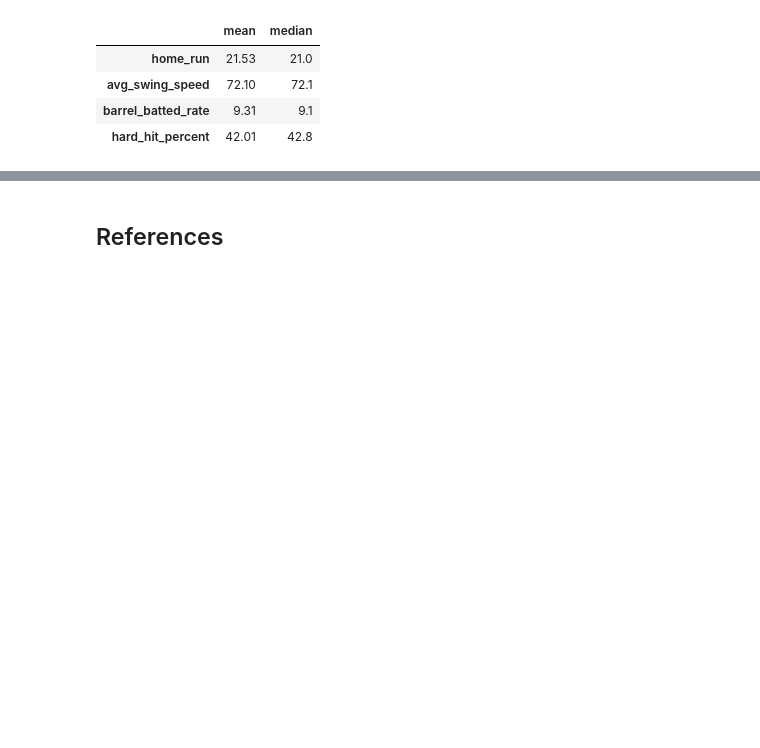
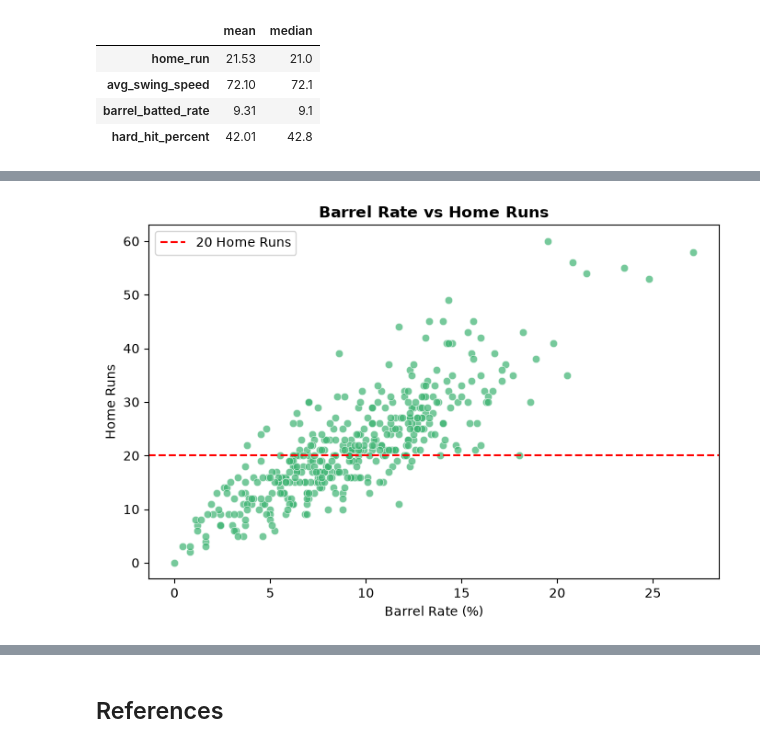
Before and after one commit to sba26104-KOR/HDSDAB-Sep26-PT-SB-Machine-LearningMachine-Learning-CA1, a Jupyter notebook: MLB_Batting_Classification_CA1.ipynb, the cells around one changed output, grey strips where cells are left out. Drawn from its saved outputs; the diff is of its cells as text; code cells hidden in the pictures; blank space fills up the shorter version.

```diff
--- a/MLB_Batting_Classification_CA1.ipynb
+++ b/MLB_Batting_Classification_CA1.ipynb
@@ -243,0 +248,21 @@ plt.show()
+# %%
+# Create a scatter plot comparing barrel rate and home runs
+plt.figure(figsize=(8, 5))
+
+sns.scatterplot(data=df, x="barrel_batted_rate", y="home_run",
+                color="mediumseagreen", alpha=0.7)
+
+# Add a reference line for the 20-home-run threshold
+plt.axhline(y=20, color="red", linestyle="--",
+            label="20 Home Runs")
+
+# Add title, axis labels and legend
+plt.title("Barrel Rate vs Home Runs", fontsize=12, fontweight="bold")
+plt.xlabel("Barrel Rate (%)")
+plt.ylabel("Home Runs")
+plt.legend()
+
+plt.tight_layout
+plt.show()
+# %% [output]
+[figure, added]
```
Also changed, not shown: parts of 25 cells of this notebook.
